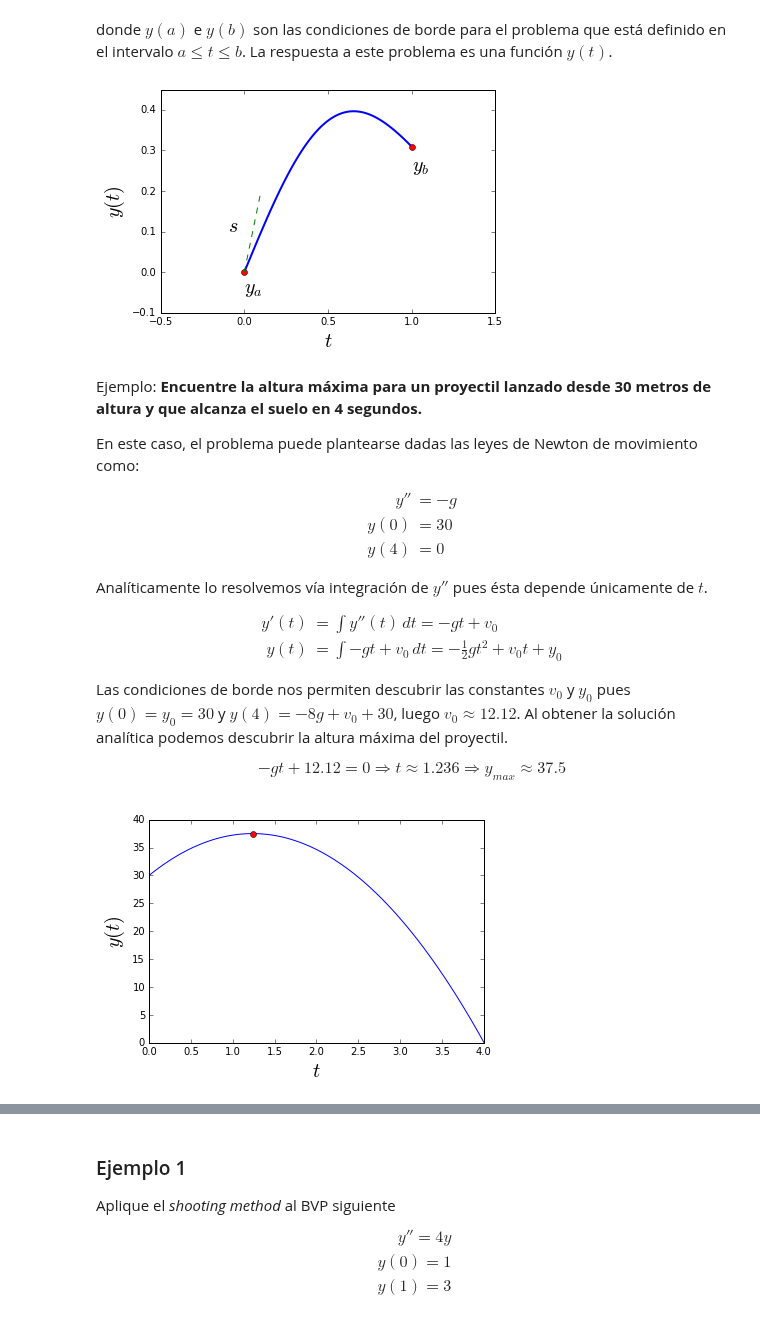
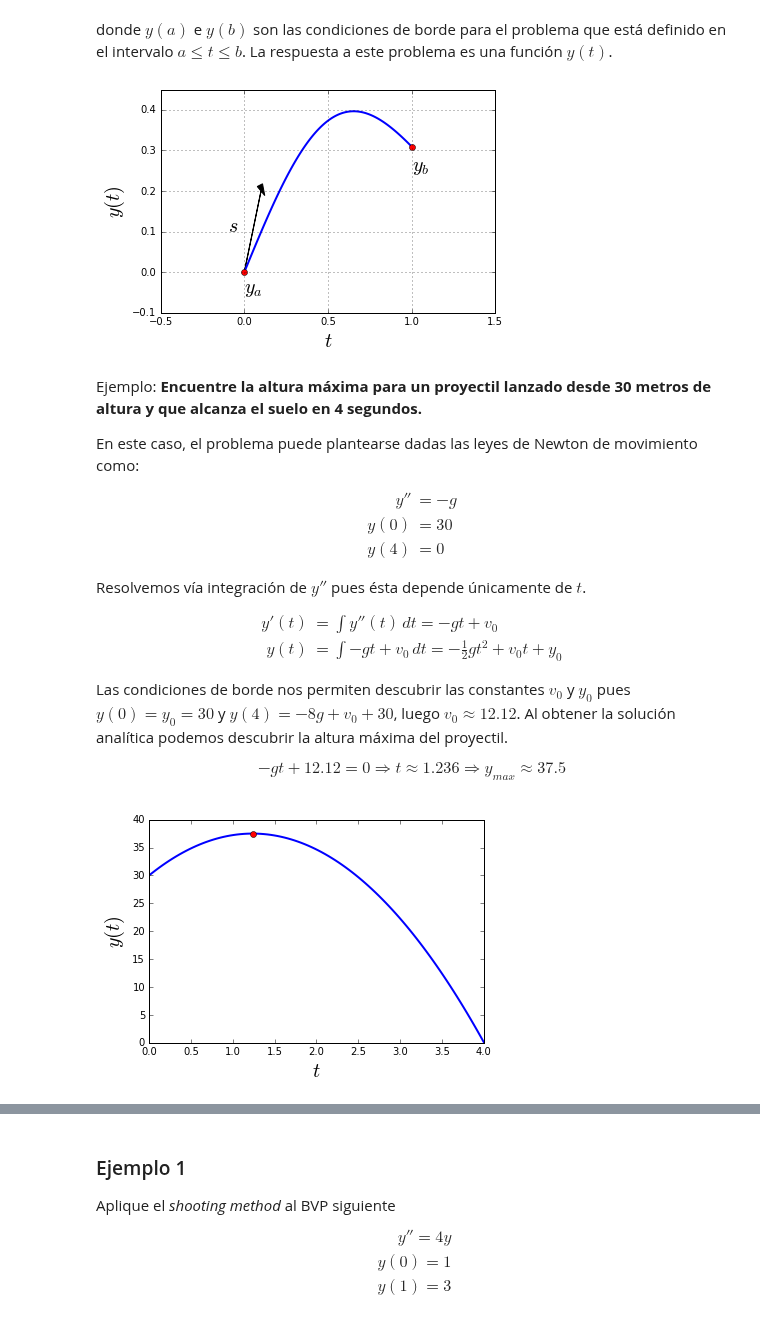
Before and after one commit to asazo/CC2, a Jupyter notebook: bvp.ipynb, the cells around one changed output, grey strips where cells are left out. Cells and saved outputs as stored; diff of their text form; code cells hidden in the pictures.

```diff
--- a/bvp.ipynb
+++ b/bvp.ipynb
@@ -15,22 +15,23 @@ import matplotlib.pyplot as plt
 # %%
 # Un ejemplo de función solución con condiciones de borde marcadas y pendiente s
 def y(x):
     return np.exp(-x**2)*np.sin(x)
 xx = np.linspace(0, 1, 100)
 yy = y(xx)
 plt.plot(xx,yy, lw=2)
-plt.plot([0, 1] , [y(0), y(1)], 'ro')
-plt.plot(np.linspace(0,0.1,10), np.linspace(0, 0.2, 10), 'g--')
+plt.plot([0, 1] , [y(0), y(1)], 'ro', lw=2.0)
+plt.arrow(0, 0, 0.1, 0.2, head_width=0.05, head_length=0.02, fc='k', ec='k')
 plt.text(-0.1, 0.1, "$s$", fontsize=20)
 plt.text(0, -0.05, "$y_a$", fontsize=20)
 plt.text(1, 0.25, "$y_b$", fontsize=20)
 plt.xlim(-0.5, 1.5)
 plt.ylim(-0.1, 0.45)
+plt.grid()
 plt.xlabel("$t$", fontsize=20)
 plt.ylabel("$y(t)$", fontsize=20)
 plt.show()
 # %% [output]
-[figure, old version]
+[figure, new version]
 # %% [markdown]
 Ejemplo: **Encuentre la altura máxima para un proyectil lanzado desde 30 metros de altura y que alcanza el suelo en 4 segundos.**
 
@@ -44,7 +45,7 @@ y(4) &= 0
 \end{align*}
 $$
 
-Analíticamente lo resolvemos vía integración de $y''$ pues ésta depende únicamente de $t$.
+Resolvemos vía integración de $y''$ pues ésta depende únicamente de $t$.
 
 $$
 \begin{align*}
@@ -70,13 +71,13 @@ v0 = 12.12
 # Plot
 tt = np.linspace(a, b, 100)
 yy = y(tt, v0, y0)
-plt.plot(tt, yy)
-plt.plot(1.236, 37.5, "ro")
+plt.plot(tt, yy, lw=2.0)
+plt.plot(1.236, 37.5, "ro", lw=2.0)
 plt.xlabel("$t$", fontsize=20)
 plt.ylabel("$y(t)$", fontsize=20)
 plt.show()
 # %% [output]
-[figure, old version]
+[figure, new version]
 # %% [markdown]
 ## Shooting method
 
```
Also changed, not shown: parts of 2 cells of this notebook, 1 other file.
